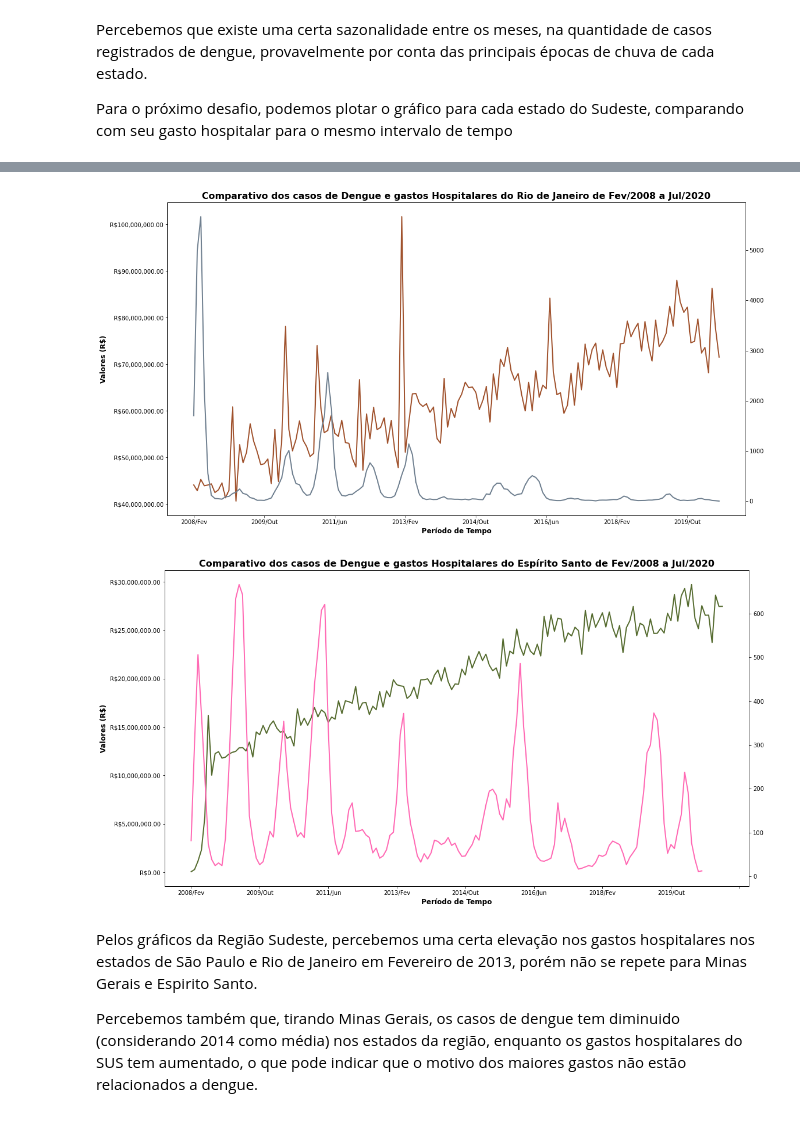
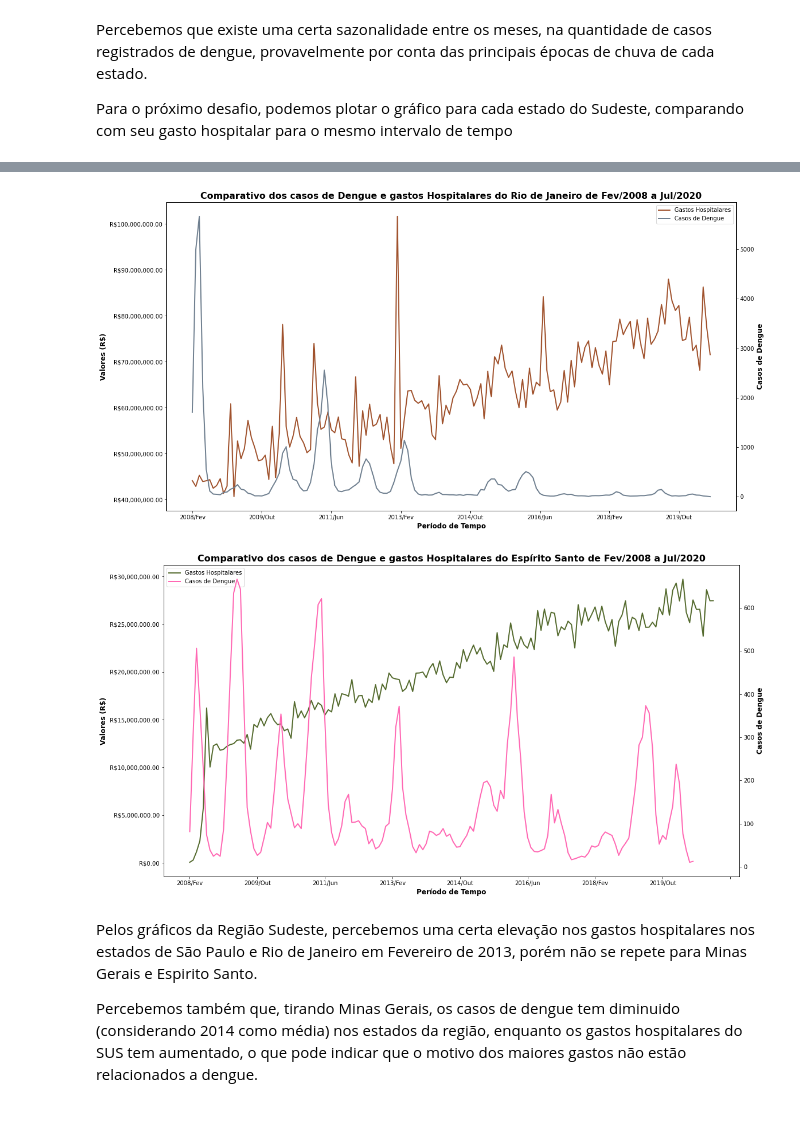
Before and after one commit to chermont04/BootCamp-Alura, a Jupyter notebook: modulos/Modulo_01.ipynb, the cells around one changed output, grey strips where cells are left out. Saved outputs shown, nothing was run; the diff lists cells and outputs as text; code cells hidden in the pictures.

```diff
--- a/modulos/Modulo_01.ipynb
+++ b/modulos/Modulo_01.ipynb
@@ -745,7 +745,7 @@ dados_dengue = dados_dengue.replace("-", 0)
 dados_dengue = dados_dengue.astype("float64") #as colunas viram valores numéricos
 # %%
 dados_dengue = dados_dengue.sort_values("Total", ascending=False)
-dados_dengue = dados_dengue.drop("Total", axis = 0)
+dados_dengue = dados_dengue.drop("Total", axis = 1)
 # %%
 dados_dengue.head()
 # %% [output]
@@ -825,45 +826,45 @@ plt.show()
 # %%
-fig, axs[0] = plt.subplots(figsize = (18, 10))
+fig, axs = plt.subplots(figsize = (18, 10))
 
 plt.title('Comparativo dos casos de Dengue e gastos Hospitalares do Rio de Janeiro de Fev/2008 a Jul/2020', fontsize=16, fontweight='bold')
 
 desafio.loc['33 Rio de Janeiro'].T.plot(color = 'sienna', linewidth = 2.0)
-axs[0].set_xlabel( 'Período de Tempo', fontsize=12, fontweight='bold')
-axs[0].set_ylabel('Valores (R$)', fontsize=12, fontweight='bold')
+axs.set_xlabel( 'Período de Tempo', fontsize=12, fontweight='bold')
+axs.set_ylabel('Valores (R$)', fontsize=12, fontweight='bold')
 
-axs2 = axs[0].twinx()
+axs2 = axs.twinx()
 dados_dengue.loc['33 Rio de Janeiro'].T.plot(color = 'slategray', linewidth = 2.0)
-axes2.set_ylabel('Casos de Dengue', fontsize=12, fontweight='bold')
+axs2.set_ylabel('Casos de Dengue', fontsize=12, fontweight='bold')
 
-axs[0].yaxis.set_major_formatter(ticker.StrMethodFormatter('R${x:,.2f}'))
+axs.yaxis.set_major_formatter(ticker.StrMethodFormatter('R${x:,.2f}'))
 
 custom_lines = [Line2D([0], [0], color = 'sienna', lw = 2), Line2D([0], [0], color = 'slategray', lw = 2)]
-axes.legend(custom_lines, ['Gastos Hospitalares', 'Casos de Dengue'])
+axs.legend(custom_lines, ['Gastos Hospitalares', 'Casos de Dengue'])
 
 plt.show()
 # %% [output]
-[figure, old version]
+[figure, new version]
 # %%
-fig, axs[0] = plt.subplots(figsize = (18, 10))
+fig, axs = plt.subplots(figsize = (18, 10))
 
 plt.title('Comparativo dos casos de Dengue e gastos Hospitalares do Espírito Santo de Fev/2008 a Jul/2020', fontsize=16, fontweight='bold')
 
 ordenado_total.loc["32 Espírito Santo"].T.plot(color = 'darkolivegreen', linewidth = 2.0)
-axs[0].set_xlabel( 'Período de Tempo', fontsize=12, fontweight='bold')
-axs[0].set_ylabel('Valores (R$)', fontsize=12, fontweight='bold')
+axs.set_xlabel( 'Período de Tempo', fontsize=12, fontweight='bold')
+axs.set_ylabel('Valores (R$)', fontsize=12, fontweight='bold')
 
-axs2 = axs[0].twinx()
+axs2 = axs.twinx()
 dados_dengue.loc["32 Espírito Santo"].T.plot(color = 'hotpink', linewidth = 2.0)
-axes2.set_ylabel('Casos de Dengue', fontsize=12, fontweight='bold')
+axs2.set_ylabel('Casos de Dengue', fontsize=12, fontweight='bold')
 
-axs[0].yaxis.set_major_formatter(ticker.StrMethodFormatter('R${x:,.2f}'))
+axs.yaxis.set_major_formatter(ticker.StrMethodFormatter('R${x:,.2f}'))
 
 custom_lines = [Line2D([0], [0], color = 'darkolivegreen', lw = 2), Line2D([0], [0], color = 'hotpink', lw = 2)]
-axes.legend(custom_lines, ['Gastos Hospitalares', 'Casos de Dengue'])
+axs.legend(custom_lines, ['Gastos Hospitalares', 'Casos de Dengue'])
 
 plt.show()
 # %% [output]
-[figure, old version]
+[figure, new version]
 # %% [markdown]
 Pelos gráficos da Região Sudeste, percebemos uma certa elevação nos gastos hospitalares nos estados de São Paulo e Rio de Janeiro em Fevereiro de 2013, porém não se repete para Minas Gerais e Espirito Santo.
 
```
Also changed, not shown: parts of 15 cells of this notebook.
